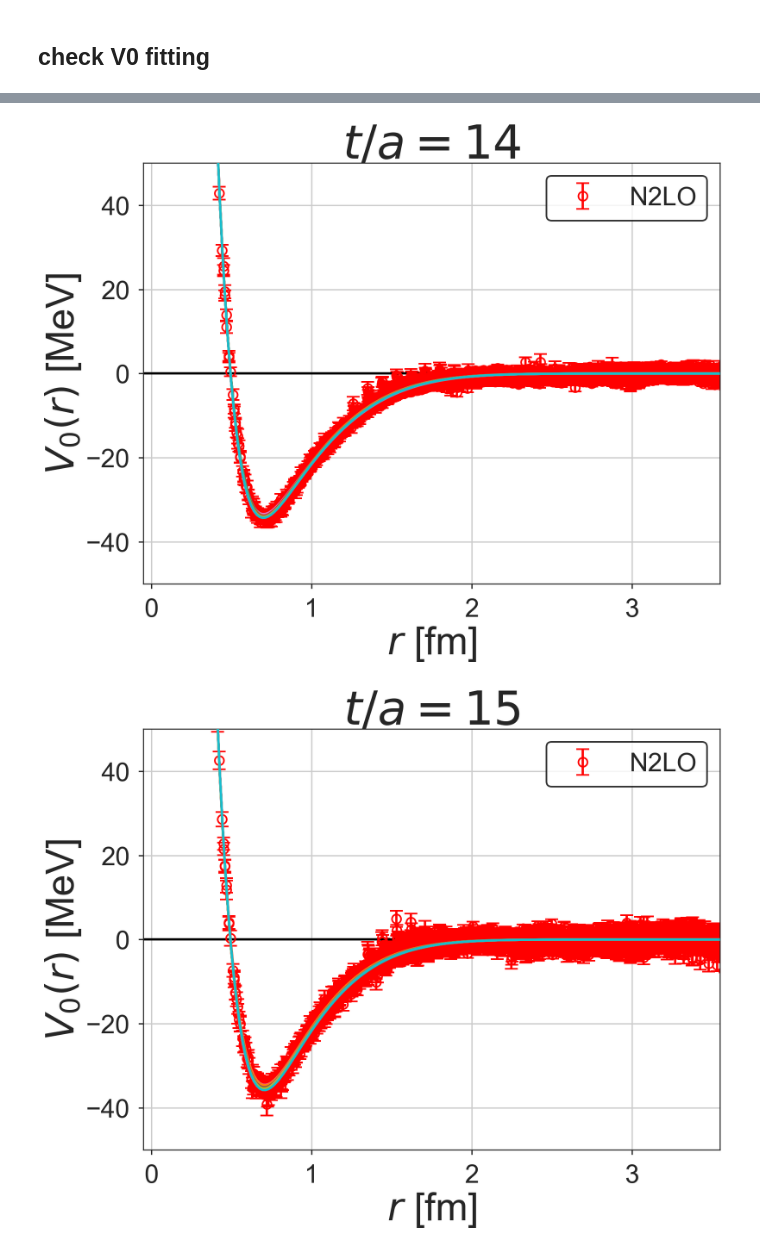
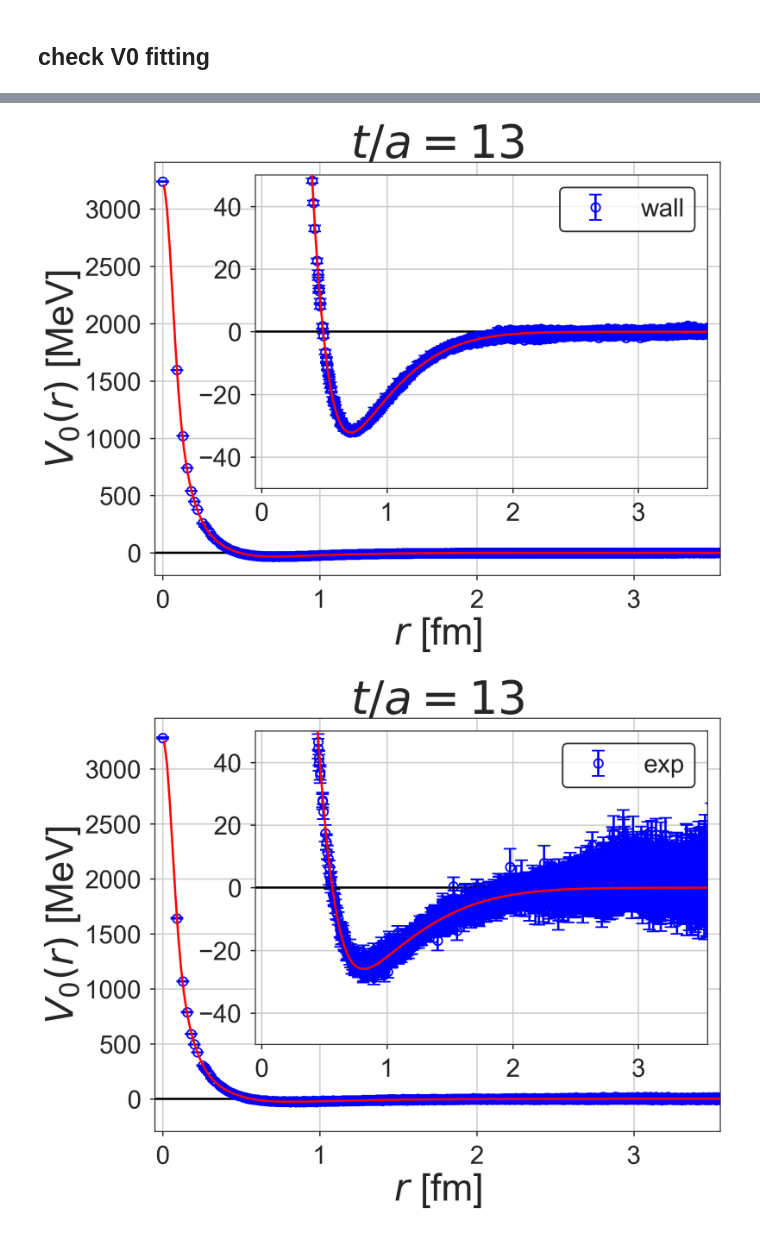
Before and after one commit to tkmiriya/systematics_of_hal_qcd_pot, a Jupyter notebook: notes/Fitting and Scattering phase shift.ipynb, the cells around one changed output, grey strips where cells are left out. Saved outputs shown, nothing was run; the diff lists cells and outputs as text; code cells hidden in the pictures.

Commit message:
Add fit parameters

```diff
--- a/notes/Fitting and Scattering phase shift.ipynb
+++ b/notes/Fitting and Scattering phase shift.ipynb
@@ -189,3 +226,6 @@ prm_4gauss_jks = {}
+# %%
+prm_v0_4gauss_avs = {}
+prm_v0_4gauss_jks = {}
 # %%
 for it in [13, 14, 15, 16]:
     print(f'# t = {it}')
@@ -258,0 +272,6 @@ av chisq/dof = 1.04
+# %%
+it = 13
+print('V0(r) LO(wall) fitting parameter')
+for ith in range(8):
+    print('{} {:+4.4f} +- {:+4.4f}'.format(ith, prm_v0_4gauss_avs[('wall', it)][ith],
+                        prm_v0_4gauss_jks[('wall', it)][:,ith].std() * np.sqrt(bin_num - 1)))
@@ -263,32 +290,36 @@ V4gauss?
 # %%
-def check_v0_n2lo_fitting(it):
+def check_v0_fitting(pot_jk, src, it):
     fig, ax = plt.subplots()
-    ax.errorbar(rs * lat_unit,
-                v0_n2lo_jk[it].mean(axis=0) * ainv,
-                v0_n2lo_jk[it].std(axis=0) * np.sqrt(bin_num - 1) * ainv,
-                fmt='ro', mfc='none', mec='red', mew=2.0, capsize=8, capthick=2.0,
-                label='N2LO')
 
-    p0 = prm_4gauss_avs[('n2lo', it)]
+    axin = inset_axes(ax, width='80%', height=5.5, loc=1)
+    p0 = prm_v0_4gauss_avs[(src, it)]
     xls = np.linspace(1.0e-1, 40, 200)
-    ax.plot(xls * lat_unit, V4gauss(p0,xls) * ainv, color='black', zorder=5)
+    for _ax in [ax, axin]:
+        _ax.errorbar(rs * lat_unit,
+                pot_jk.mean(axis=0) * ainv,
+                pot_jk.std(axis=0) * np.sqrt(bin_num - 1) * ainv,
+                fmt='bo', mfc='none', mec='blue', mew=2.0, capsize=8, capthick=2.0,
+                label=f'{src}')
+        _ax.plot(xls * lat_unit, V4gauss(p0,xls) * ainv, color='red', zorder=5)
+        _ax.grid()
+        _ax.axhline(0, color='black')
+        _ax.set_xlim(-0.05, 3.55)
 
-    for ibin in range(bin_num):
-        p0 = prm_4gauss_jks[('n2lo', it)][ibin,:]
-        ax.plot(xls * lat_unit, V4gauss(p0,xls) * ainv, zorder=5)
+#    for ibin in range(bin_num):
+#        p0 = prm_v0_4gauss_jks[(src, it)][ibin,:]
+#        ax.plot(xls * lat_unit, V4gauss(p0,xls) * ainv, zorder=5)
 
     ax.set_title(f'$t/a = {it}$', size=58)
-    ax.grid()
-    ax.set_ylim(-50, 50)
-    ax.set_xlim(-0.05, 3.55)
-    ax.axhline(0, color='black')
+    axin.set_ylim(-50, 50)
     ax.set_ylabel(r'$V_0(r)$ [MeV]', size=48)
     ax.set_xlabel(r'$r$ [fm]', size=48)
 
-    leg = ax.legend(frameon=True)
+    leg = axin.legend(frameon=True)
     leg.get_frame().set_edgecolor('black')
     leg.get_frame().set_linewidth(2.0)
 
-for it in [13, 14, 15, 16]:
-    check_v0_n2lo_fitting(it)
+for it in [13]: #, 14, 15, 16]:
+    check_v0_fitting(v0_n2lo_jk[it], 'n2lo', it)
+    check_v0_fitting(v0_lo_jk['wall'][it], 'wall', it)
+    check_v0_fitting(v0_lo_jk['exp'][it], 'exp', it)
 # %% [output]
@@ -296,2 +327,2 @@ for it in [13, 14, 15, 16]:
-[figure, old version]
+[figure, new version]
-[figure, old version]
+[figure, new version]
```
Also changed, not shown: parts of 22 cells of this notebook, 2 other files.
